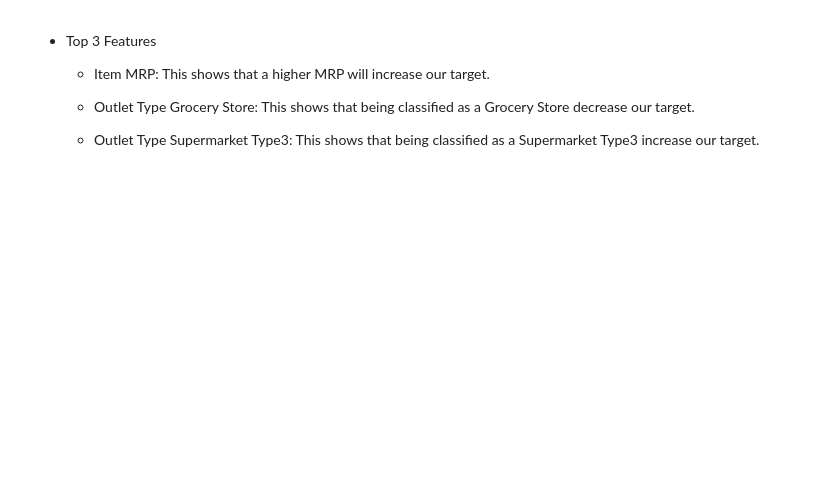
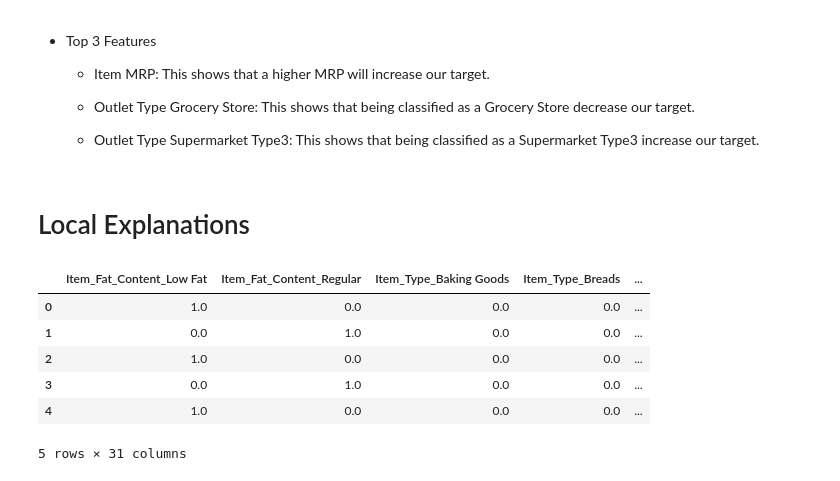
Before and after one commit to ryonce/Sales-Model---Revisited, a Jupyter notebook: Explaining Models with Shap.ipynb, the cells around one changed output. Saved outputs shown, nothing was run; the diff lists cells and outputs as text; code cells hidden in the pictures; blank space fills up the shorter version.

```diff
--- a/Explaining Models with Shap.ipynb
+++ b/Explaining Models with Shap.ipynb
@@ -109,3 +109,19 @@ No data for colormapping provided via 'c'. Parameters 'vmin', 'vmax' will be ign
     - Outlet Type Grocery Store: This shows that being classified as a Grocery Store decrease our target.
 
     - Outlet Type Supermarket Type3: This shows that being classified as a Supermarket Type3 increase our target.
+# %% [markdown]
+# Local Explanations
+# %%
+# Reset Index
+
+X_shap_local = X_shap.reset_index(drop=True)
+y_shap_local = y_shap.reset_index(drop=True)
+X_shap_local.head()
+# %% [output]
+|  | Item_Fat_Content_Low Fat | Item_Fat_Content_Regular | Item_Type_Baking Goods | Item_Type_Breads | ... |
+| 0 | 1.0 | 0.0 | 0.0 | 0.0 | ... |
+| 1 | 0.0 | 1.0 | 0.0 | 0.0 | ... |
+| 2 | 1.0 | 0.0 | 0.0 | 0.0 | ... |
+| 3 | 0.0 | 1.0 | 0.0 | 0.0 | ... |
+| 4 | 1.0 | 0.0 | 0.0 | 0.0 | ... |
+5 rows × 31 columns
```
Also changed, not shown: parts of 33 cells of this notebook, 6 other files.
